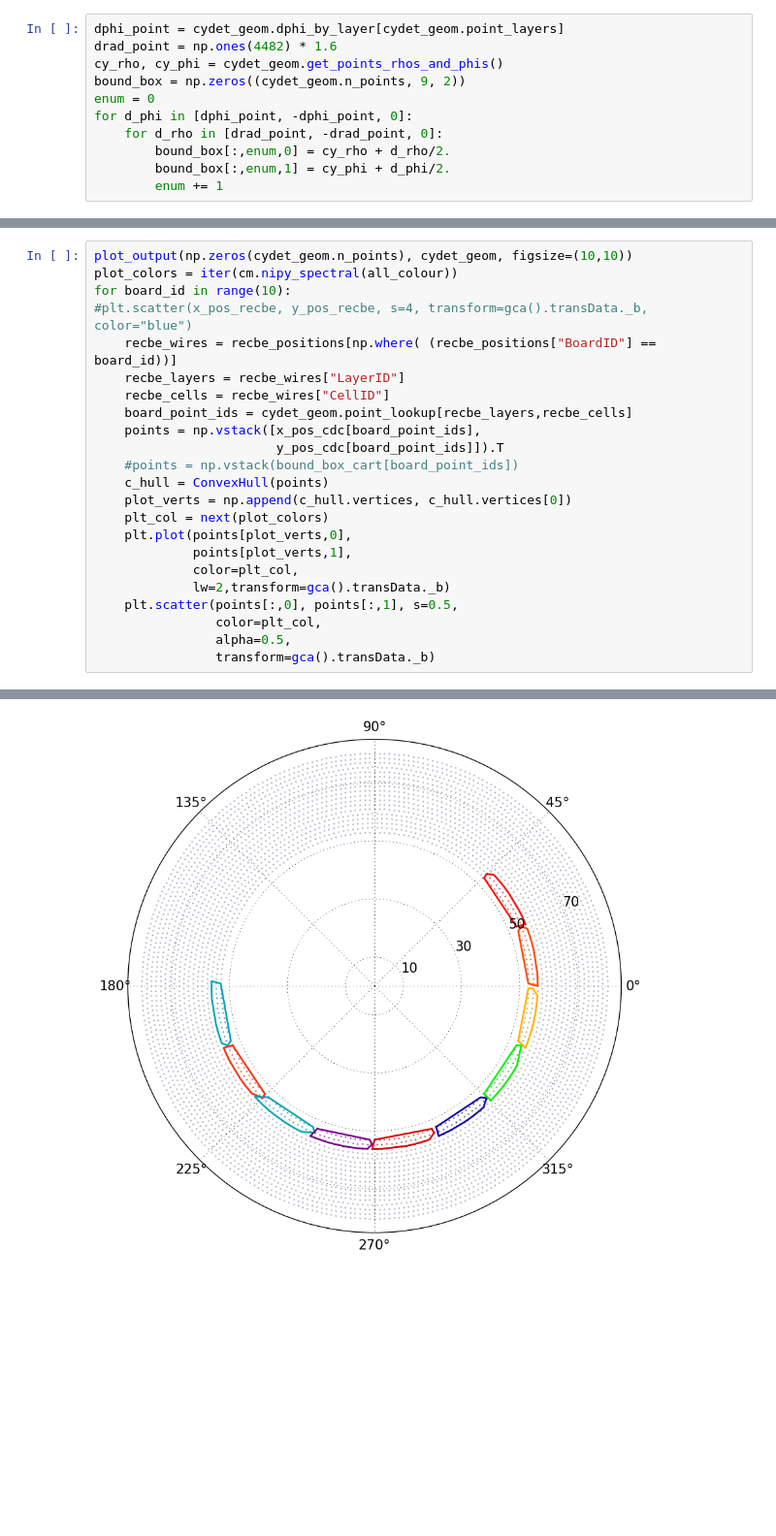
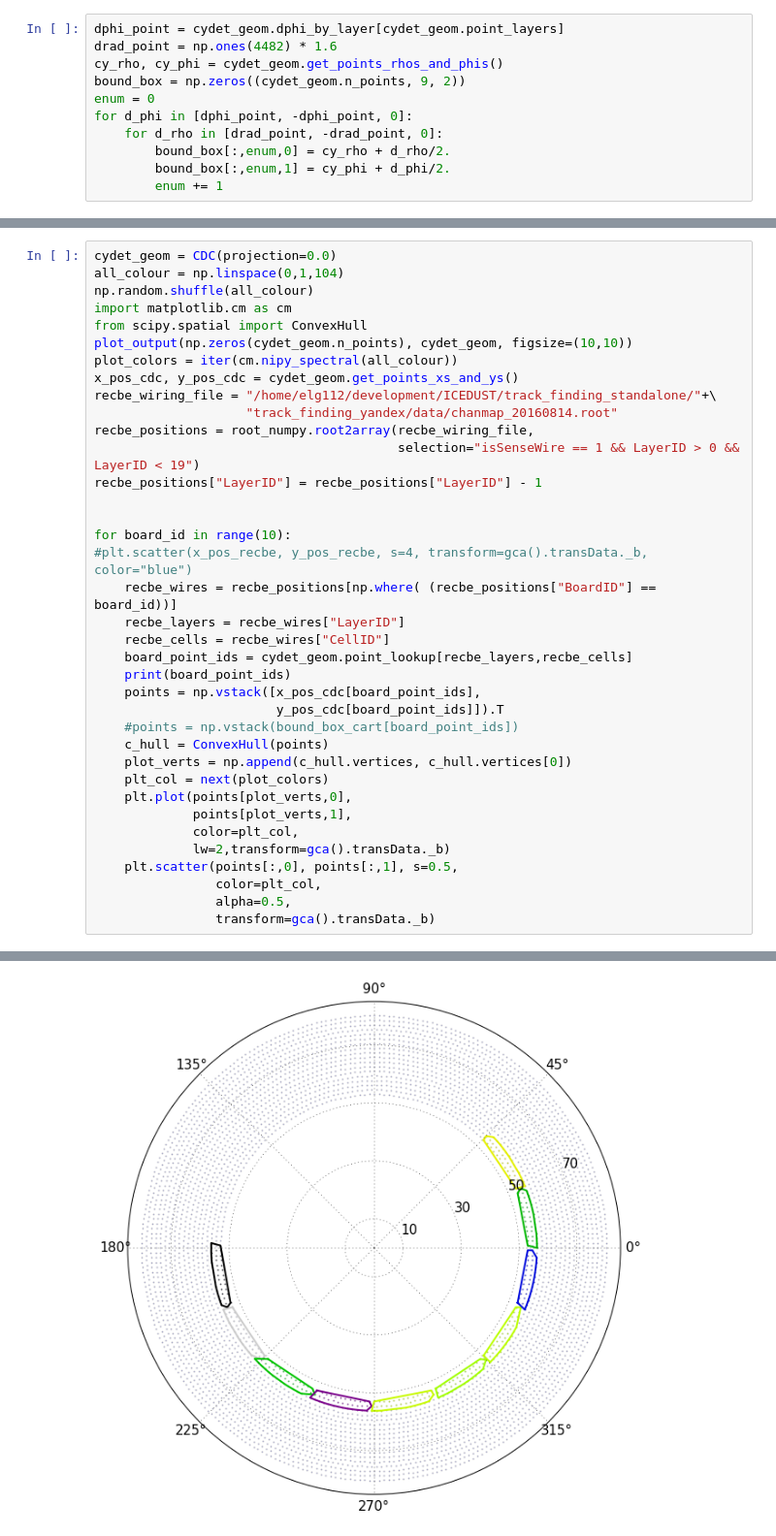
Before and after one commit to ewengillies/track-finding-yandex, a Jupyter notebook: notebooks/development/Impliment_RECBE.ipynb, the cells around one changed output, grey strips where cells are left out. Shown at 97% size. Drawn from its saved outputs; the diff is of its cells as text; blank space fills up the shorter version.

```diff
--- a/notebooks/development/Impliment_RECBE.ipynb
+++ b/notebooks/development/Impliment_RECBE.ipynb
@@ -159,12 +161,26 @@ lim_point_lr = np.vstack([board_neighs[:,0] == board_neighs[:,1],
 # %%
+cydet_geom = CDC(projection=0.0)
+all_colour = np.linspace(0,1,104)
+np.random.shuffle(all_colour)
+import matplotlib.cm as cm
+from scipy.spatial import ConvexHull
 plot_output(np.zeros(cydet_geom.n_points), cydet_geom, figsize=(10,10))
 plot_colors = iter(cm.nipy_spectral(all_colour))
+x_pos_cdc, y_pos_cdc = cydet_geom.get_points_xs_and_ys()
+recbe_wiring_file = "/home/elg112/development/ICEDUST/track_finding_standalone/"+\
+                    "track_finding_yandex/data/chanmap_20160814.root"
+recbe_positions = root_numpy.root2array(recbe_wiring_file,
+                                        selection="isSenseWire == 1 && LayerID > 0 && LayerID < 19")
+recbe_positions["LayerID"] = recbe_positions["LayerID"] - 1
+
+
 for board_id in range(10):
 #plt.scatter(x_pos_recbe, y_pos_recbe, s=4, transform=gca().transData._b, color="blue")
     recbe_wires = recbe_positions[np.where( (recbe_positions["BoardID"] == board_id))]
     recbe_layers = recbe_wires["LayerID"]
     recbe_cells = recbe_wires["CellID"]
     board_point_ids = cydet_geom.point_lookup[recbe_layers,recbe_cells]
+    print(board_point_ids)
     points = np.vstack([x_pos_cdc[board_point_ids],
                         y_pos_cdc[board_point_ids]]).T
     #points = np.vstack(bound_box_cart[board_point_ids])
@@ -183 +219 @@ for board_id in range(10):
-[figure, old version]
+[figure, new version]
```
Also changed, not shown: parts of 7 cells of this notebook, 6 other files.
